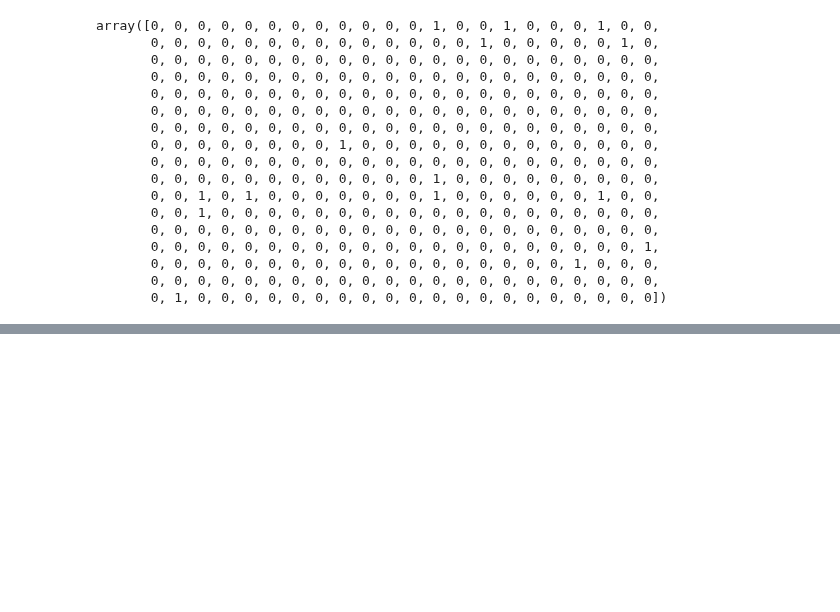
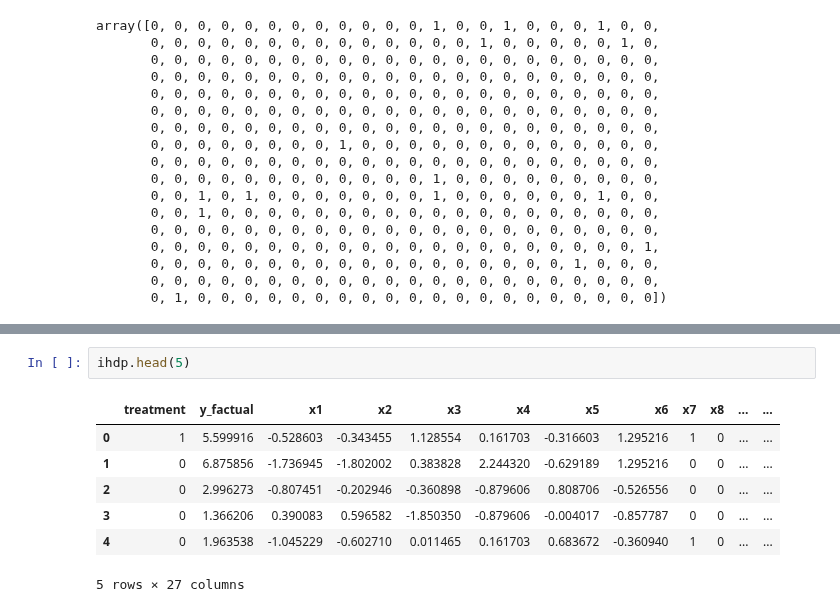
Before and after one commit to harrya32/causal_synthetic_data, a Jupyter notebook: Experiments/Experiments.ipynb, the cells around one changed output, grey strips where cells are left out. Drawn from its saved outputs; the diff is of its cells as text; blank space fills up the shorter version.

```diff
--- a/Experiments/Experiments.ipynb
+++ b/Experiments/Experiments.ipynb
@@ -2269,0 +2287,10 @@ array([0, 0, 0, 0, 0, 0, 0, 0, 0, 0, 0, 0, 0, 0, 0, 0, 0, 0, 0, 0, 0, 0,
+# %%
+ihdp.head(5)
+# %% [output]
+|  | treatment | y_factual | x1 | x2 | x3 | x4 | x5 | x6 | x7 | x8 | ... | ... |
+| 0 | 1 | 5.599916 | -0.528603 | -0.343455 | 1.128554 | 0.161703 | -0.316603 | 1.295216 | 1 | 0 | ... | ... |
+| 1 | 0 | 6.875856 | -1.736945 | -1.802002 | 0.383828 | 2.244320 | -0.629189 | 1.295216 | 0 | 0 | ... | ... |
+| 2 | 0 | 2.996273 | -0.807451 | -0.202946 | -0.360898 | -0.879606 | 0.808706 | -0.526556 | 0 | 0 | ... | ... |
+| 3 | 0 | 1.366206 | 0.390083 | 0.596582 | -1.850350 | -0.879606 | -0.004017 | -0.857787 | 0 | 0 | ... | ... |
+| 4 | 0 | 1.963538 | -1.045229 | -0.602710 | 0.011465 | 0.161703 | 0.683672 | -0.360940 | 1 | 0 | ... | ... |
+5 rows × 27 columns
```
Also changed, not shown: parts of 6 cells of this notebook.
